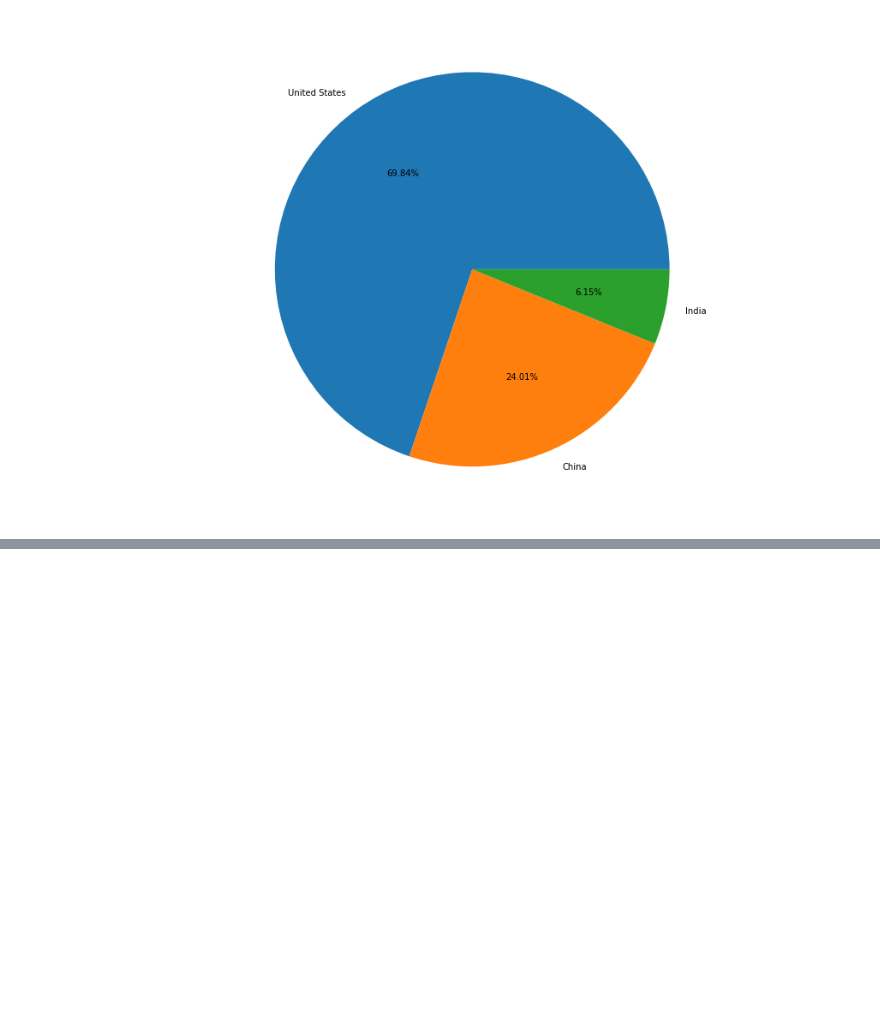
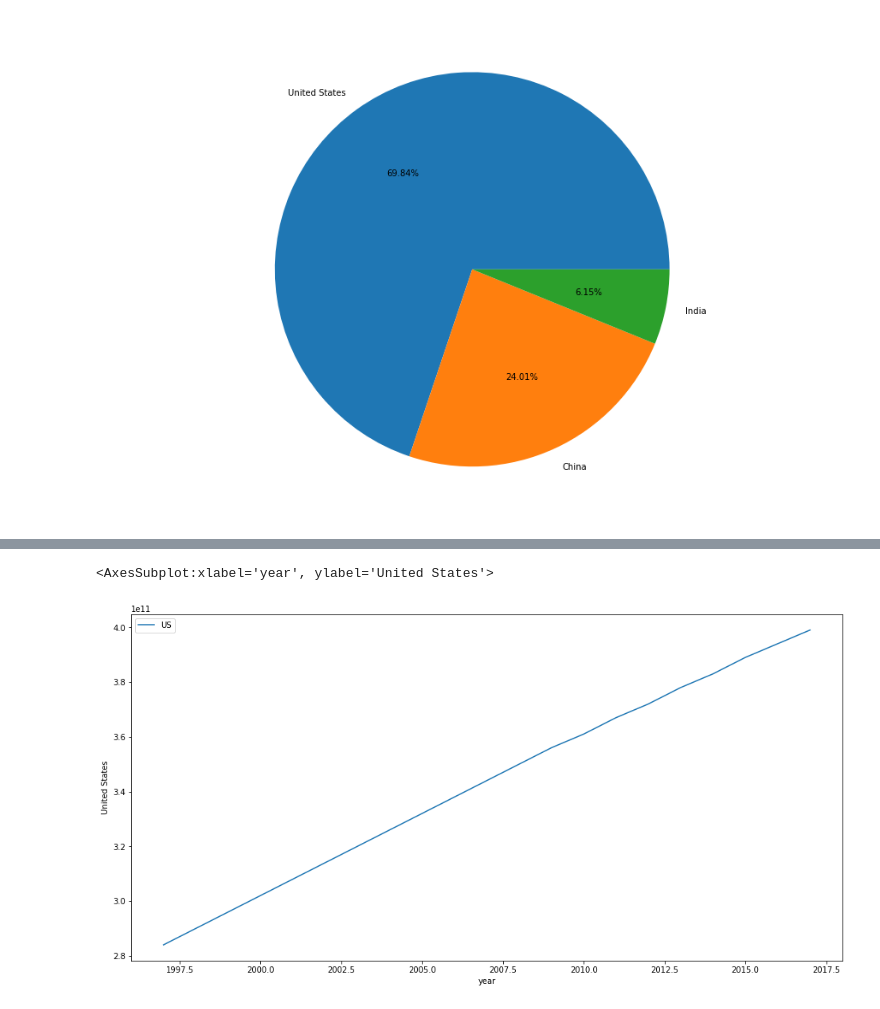
Before and after one commit to MaksonViini/Green-House-Gases, a Jupyter notebook: green_house_gases.ipynb, the cells around one changed output, grey strips where cells are left out. Drawn from its saved outputs; the diff is of its cells as text; code cells hidden in the pictures; blank space fills up the shorter version.

```diff
--- a/green_house_gases.ipynb
+++ b/green_house_gases.ipynb
@@ -286,0 +346,6 @@ plt.show()
+# %%
+plt.figure(figsize=(16, 8))
+sns.lineplot(x='year', y='United States', data=df, label = 'US')
+# %% [output]
+<AxesSubplot:xlabel='year', ylabel='United States'>
+[figure, added]
```
Also changed, not shown: parts of 14 cells of this notebook.
